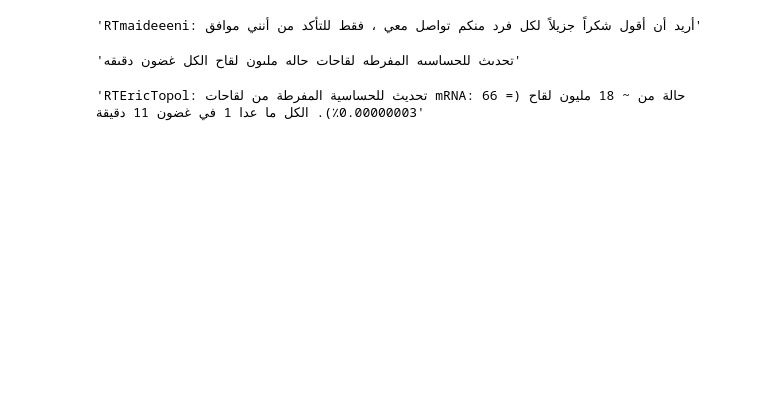
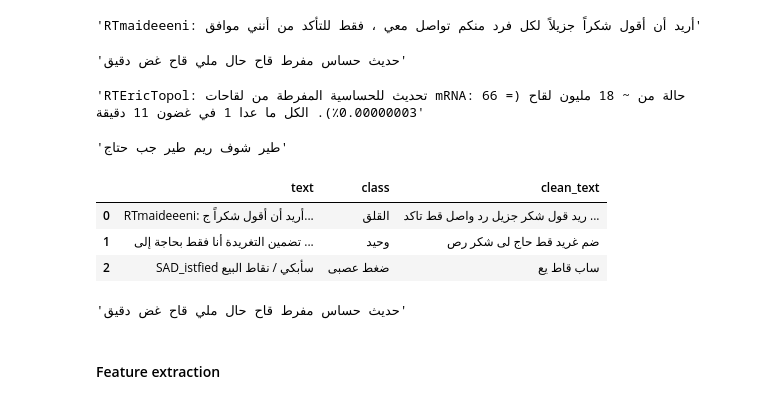
Before and after one commit to Fatmakaram97/Masters-graduation-project, a Jupyter notebook: Trail_01-arabic_dataset.ipynb, the cells around one changed output. Saved outputs shown, nothing was run; the diff lists cells and outputs as text; code cells hidden in the pictures; blank space fills up the shorter version.

Commit message:
arabic model trials

```diff
--- a/Trail_01-arabic_dataset.ipynb
+++ b/Trail_01-arabic_dataset.ipynb
@@ -33,0 +199,40 @@ df = pd.read_csv("Data/final_data_ar.csv")
+# %%
+def normalize_text(text):
+    """
+        this function used to convert all letter to standar ones
+
+    """
+
+    return text # due to all the given text is translated from google translate we don't need to  normalize
+    text = text.strip()
+    text = re.sub("[إأٱآا]", "ا", text)
+    text = re.sub("ى" , "ي", text)
+    text = re.sub("ؤ", "ء", text)
+    text = re.sub("ئ", "ء", text)
+    text = re.sub("ة" , "ه", text)
+    text = re.sub("[ًٌٍَُِّ]", "", text)
+    return text
+
+def basic_cleaning(text):
+    """
+        this function used to perform the basic cleaning steps like
+            1. remove digit
+            2. remove repeated words
+            3. remove emojis
+            4. remove hashtage and
+
+    """
+
+    #the stemmer requires a language parameter
+    text =  " ".join([ snow_stemmer.stem(word) for word in text.split()])
+    text = normalize_text(text)
+    # use the Ascii code to detect arabic letters only
+    text = re.sub(r'[^0-9\u0600-\u06ff\u0750-\u077f\ufb50-\ufbc1\ufbd3-\ufd3f\ufd50-\ufd8f\ufd50-\ufd8f\ufe70-\ufefc\uFDF0-\uFDFD]+', ' ', text)
+    # remove digits
+    text = re.sub("[0-9]+", "", text)
+    text = re.sub("[#@$%^&*!.,’/،ـ÷×٪؛<>؟~]", "", text)
+    # stemmer
+    text = " ".join([get_stemming(word)[1] for word in text.split()])
+
+    text = " ".join([ word for word in text.split() if not (word in arb_stopwords or word in normalized_arb_stopwords)])
+    return text
@@ -74,7 +252,7 @@ df.loc[0, "arabic_text"]
 # %% [output]
 'RTmaideeeni: أريد أن أقول شكراً جزيلاً لكل فرد منكم تواصل معي ، فقط للتأكد من أنني موافق'
 # %%
-df.iloc[:10]["arabic_text"].apply(basic_cleaning).iloc[5]
+df.iloc[:10]["text"].apply(basic_cleaning).iloc[5]
 # %% [output]
-'تحدىث للحساسىه المفرطه لقاحات حاله ملىون لقاح الكل غضون دقىقه'
+'حديث حساس مفرط قاح حال ملي قاح غض دقيق'
 # %%
@@ -82,2 +260,19 @@ df.loc[5, "arabic_text"]
 # %% [output]
 'RTEricTopol: تحديث للحساسية المفرطة من لقاحات mRNA: 66 حالة من ~ 18 مليون لقاح (= 0.00000003٪). الكل ما عدا 1 في غضون 11 دقيقة'
+# %%
+df["clean_text"] = df["text"].apply(basic_cleaning)
+# %%
+df["clean_text"].iloc[39765]
+# %% [output]
+'طير شوف ريم طير جب حتاج'
+# %%
+df.head(3)
+# %% [output]
+|  | text | class | clean_text |
+| 0 | RTmaideeeni: أريد أن أقول شكراً ج... | القلق | ريد قول شكر جزيل رد واصل قط تاكد ... |
+| 1 | تضمين التغريدة أنا فقط بحاجة إلى ... | وحيد | ضم غريد قط حاج لى شكر رص |
+| 2 | SAD_istfied سأبكي / نقاط البيع | ضغط عصبى | ساب قاط يع |
+# %%
+df.loc[5, "clean_text"]`
+# %% [output]
+'حديث حساس مفرط قاح حال ملي قاح غض دقيق'
@@ -83,0 +283,2 @@ df.loc[5, "arabic_text"]
+# %% [markdown]
+#### Feature extraction
```
Also changed, not shown: parts of 48 cells of this notebook.
